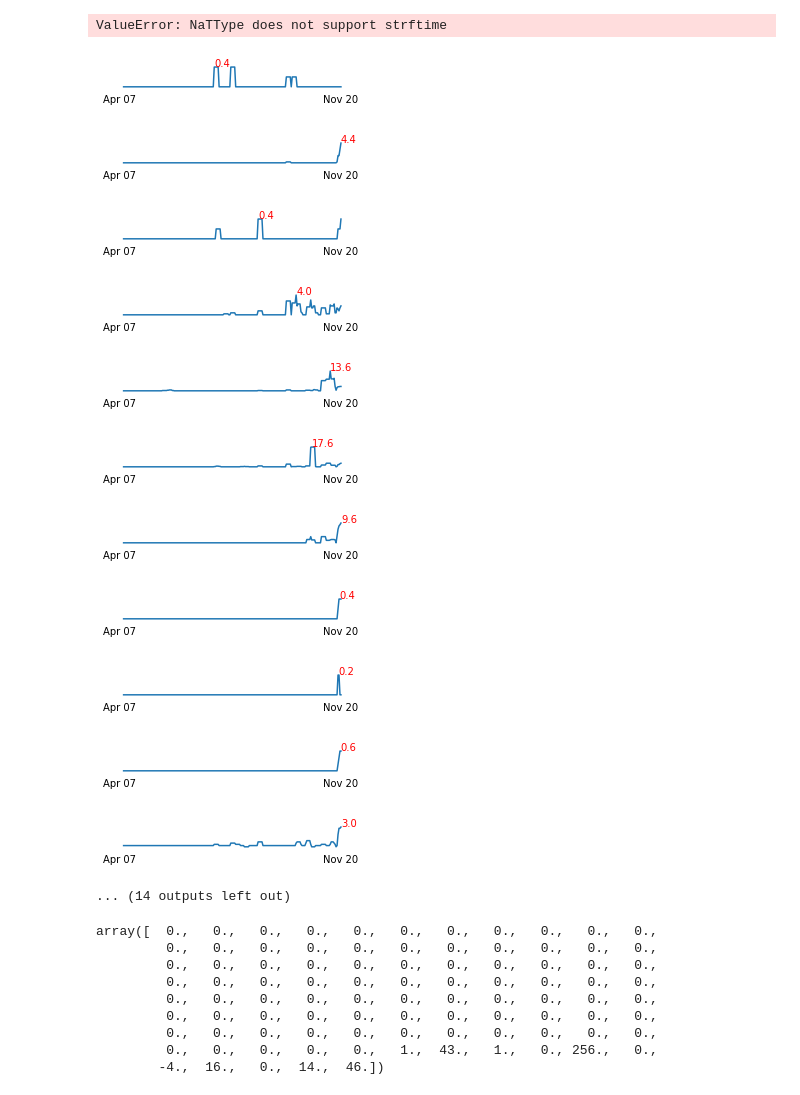
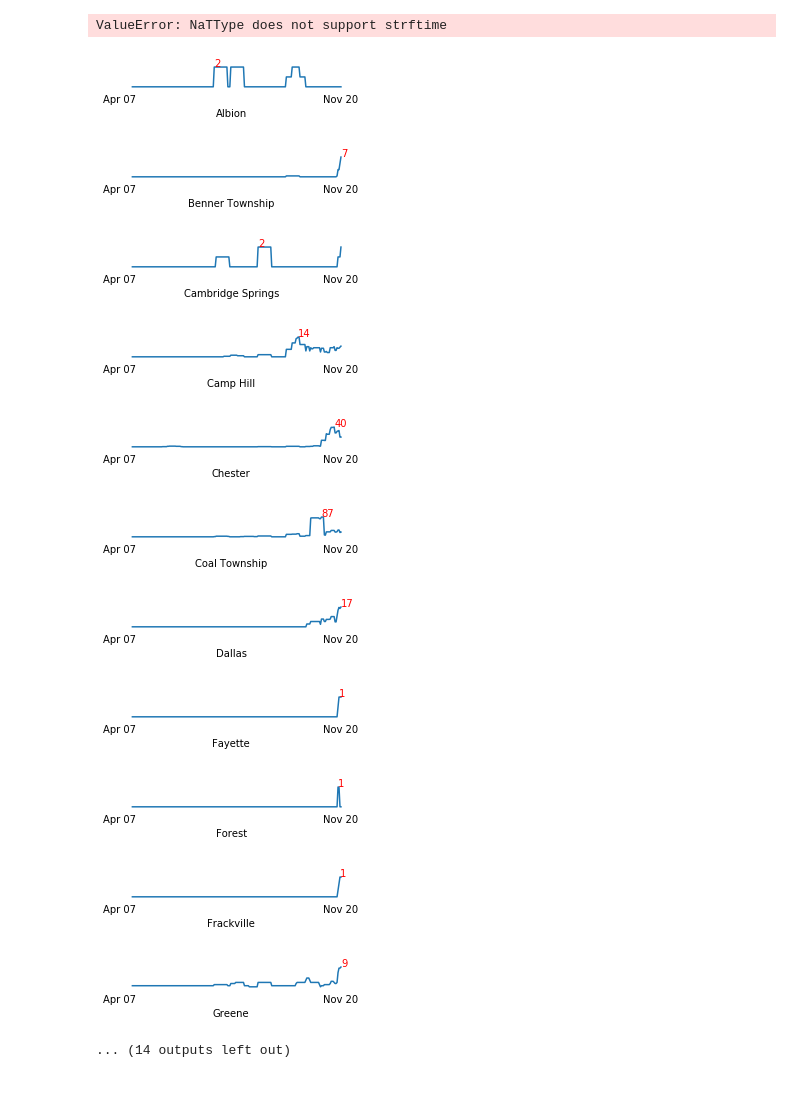
Before and after one commit to jmparelman/PA-SCI_COVID19, a Jupyter notebook: notebooks/Daily_summary.ipynb, the cells around one changed output. Saved outputs shown, nothing was run; the diff lists cells and outputs as text; code cells hidden in the pictures.

```diff
--- a/notebooks/Daily_summary.ipynb
+++ b/notebooks/Daily_summary.ipynb
@@ -17,7 +17,7 @@ def plot_SCI_sparkline(df, SCI, rolling_avg=None):
 
     '''
     daily_ts = doc_df[doc_df['SCI']==SCI].resample('D')['inmate_positive_D'].sum()
-
+    daily_ts_m = doc_df[doc_df['SCI']==SCI].resample('D')['inmate_positive_D'].sum()
     if rolling_avg:
         daily_ts=daily_ts.rolling(rolling_avg).mean()
 
@@ -27,10 +27,8 @@ def plot_SCI_sparkline(df, SCI, rolling_avg=None):
     xmax = daily_ts.idxmax()
     ymax = daily_ts.max()
 
-    if rolling_avg:
-        ymax_str = f'{ymax:0.1f}'
-    else:
-        ymax_str = str(round(ymax))
+
+    ymax_str = str(round(daily_ts_m.max()))
 
 
     fig,ax=plt.subplots(figsize=(4,0.4))
@@ -45,7 +43,7 @@ def plot_SCI_sparkline(df, SCI, rolling_avg=None):
     sci_plot.set_xticks([my_xticks[0], my_xticks[-1]])
     sci_plot.set_xticklabels([start, end])
     sci_plot.xaxis.set_ticks_position('none')
-    sci_plot.set_xlabel("")
+    sci_plot.set_xlabel(SCI)
     sci_plot.annotate(ymax_str, (xmax,ymax), color='red')
 
     sci_plot.axes.set_xlim(right=daily_ts.index.max()+timedelta(days=2))
@@ -76,18 +74,18 @@ most_recent['inmate_current_cases'] = most_recent['inmate_current_cases'].apply(
 most_recent['inmate_death'] = most_recent['inmate_death'].apply(lambda x:'{0:,d}'.format(x))
 # %%
 for sci in pd.unique(most_recent.SCI):
-    plot_SCI_sparkline(doc_df,sci,5)
+    plot_SCI_sparkline(doc_df,sci,14)
 # %% [output]
 ValueError: NaTType does not support strftime
-[figure, old version]
+[figure, new version]
-[figure, old version]
+[figure, new version]
-[figure, old version]
+[figure, new version]
-[figure, old version]
+[figure, new version]
-[figure, old version]
+[figure, new version]
-[figure, old version]
+[figure, new version]
-[figure, old version]
+[figure, new version]
-[figure, old version]
+[figure, new version]
-[figure, old version]
+[figure, new version]
-[figure, old version]
+[figure, new version]
-[figure, old version]
+[figure, new version]
 ... (14 outputs left out)
@@ -118,12 +91,0 @@ def sparkline(data, figsize=(4, 0.25), **kwags):
-# %%
-doc_df.loc[doc_df.SCI == "Laurel Highlands"]['inmate_positive_D'].fillna(0).values
-# %% [output]
-array([  0.,   0.,   0.,   0.,   0.,   0.,   0.,   0.,   0.,   0.,   0.,
-         0.,   0.,   0.,   0.,   0.,   0.,   0.,   0.,   0.,   0.,   0.,
-         0.,   0.,   0.,   0.,   0.,   0.,   0.,   0.,   0.,   0.,   0.,
-         0.,   0.,   0.,   0.,   0.,   0.,   0.,   0.,   0.,   0.,   0.,
-         0.,   0.,   0.,   0.,   0.,   0.,   0.,   0.,   0.,   0.,   0.,
-         0.,   0.,   0.,   0.,   0.,   0.,   0.,   0.,   0.,   0.,   0.,
-         0.,   0.,   0.,   0.,   0.,   0.,   0.,   0.,   0.,   0.,   0.,
-         0.,   0.,   0.,   0.,   0.,   1.,  43.,   1.,   0., 256.,   0.,
-        -4.,  16.,   0.,  14.,  46.])
```
Also changed, not shown: parts of 3 cells of this notebook, 2 other files.
